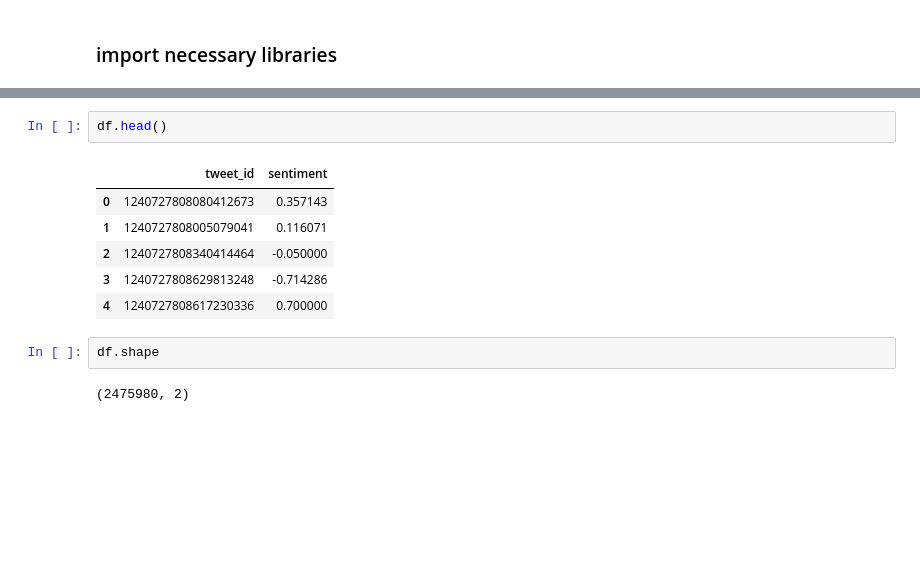
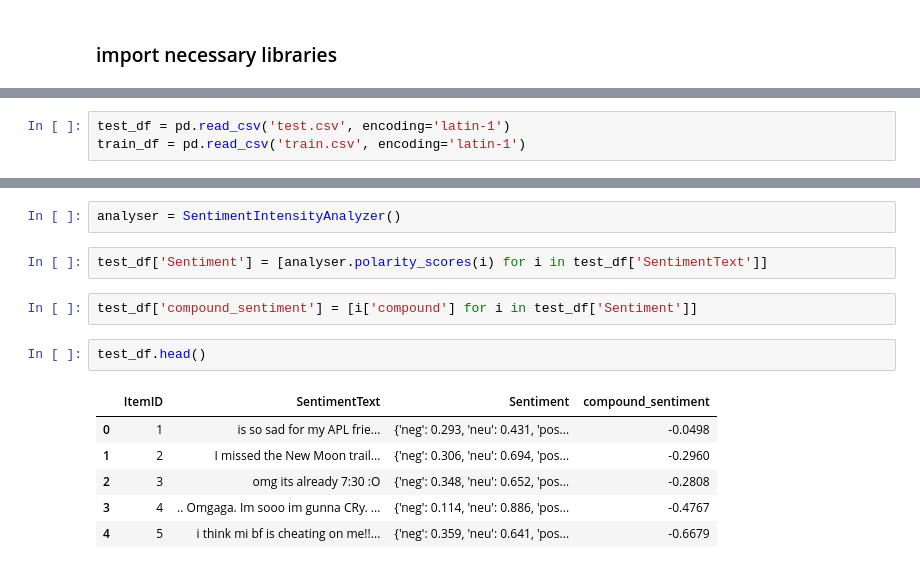
Before and after one commit to slucasmyer/A-Hard-Problem, a Jupyter notebook: Untitled.ipynb, the cells around one changed output, grey strips where cells are left out. Cells and saved outputs as stored; diff of their text form; blank space fills up the shorter version.

```diff
--- a/Untitled.ipynb
+++ b/Untitled.ipynb
@@ -44,0 +42,3 @@ df = pd.concat([df1,df2,df3])
+# %%
+test_df = pd.read_csv('test.csv', encoding='latin-1')
+train_df = pd.read_csv('train.csv', encoding='latin-1')
@@ -45,13 +67,15 @@ df = pd.concat([df1,df2,df3])
+# %%
+analyser = SentimentIntensityAnalyzer()
+# %%
+test_df['Sentiment'] = [analyser.polarity_scores(i) for i in test_df['SentimentText']]
+# %%
+test_df['compound_sentiment'] = [i['compound'] for i in test_df['Sentiment']]
 # %%
-df.head()
+test_df.head()
 # %% [output]
-|  | tweet_id | sentiment |
-| 0 | 1240727808080412673 | 0.357143 |
-| 1 | 1240727808005079041 | 0.116071 |
-| 2 | 1240727808340414464 | -0.050000 |
-| 3 | 1240727808629813248 | -0.714286 |
-| 4 | 1240727808617230336 | 0.700000 |
+|  | ItemID | SentimentText | Sentiment | compound_sentiment |
+| 0 | 1 | is so sad for my APL frie... | {'neg': 0.293, 'neu': 0.431, 'pos... | -0.0498 |
+| 1 | 2 | I missed the New Moon trail... | {'neg': 0.306, 'neu': 0.694, 'pos... | -0.2960 |
+| 2 | 3 | omg its already 7:30 :O | {'neg': 0.348, 'neu': 0.652, 'pos... | -0.2808 |
+| 3 | 4 | .. Omgaga. Im sooo im gunna CRy. ... | {'neg': 0.114, 'neu': 0.886, 'pos... | -0.4767 |
+| 4 | 5 | i think mi bf is cheating on me!!... | {'neg': 0.359, 'neu': 0.641, 'pos... | -0.6679 |
-# %%
-df.shape
-# %% [output]
-(2475980, 2)
```
Also changed, not shown: parts of 34 cells of this notebook, 1 other file.
